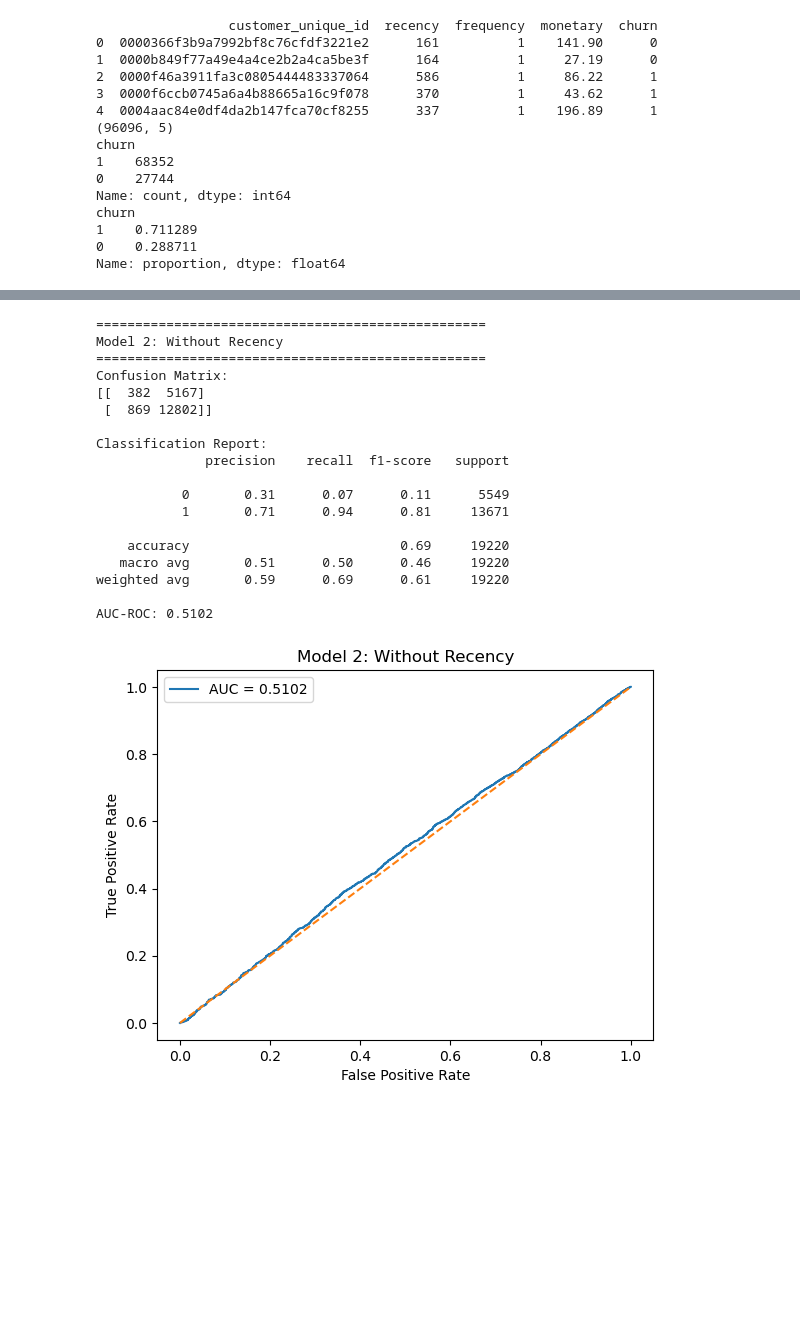
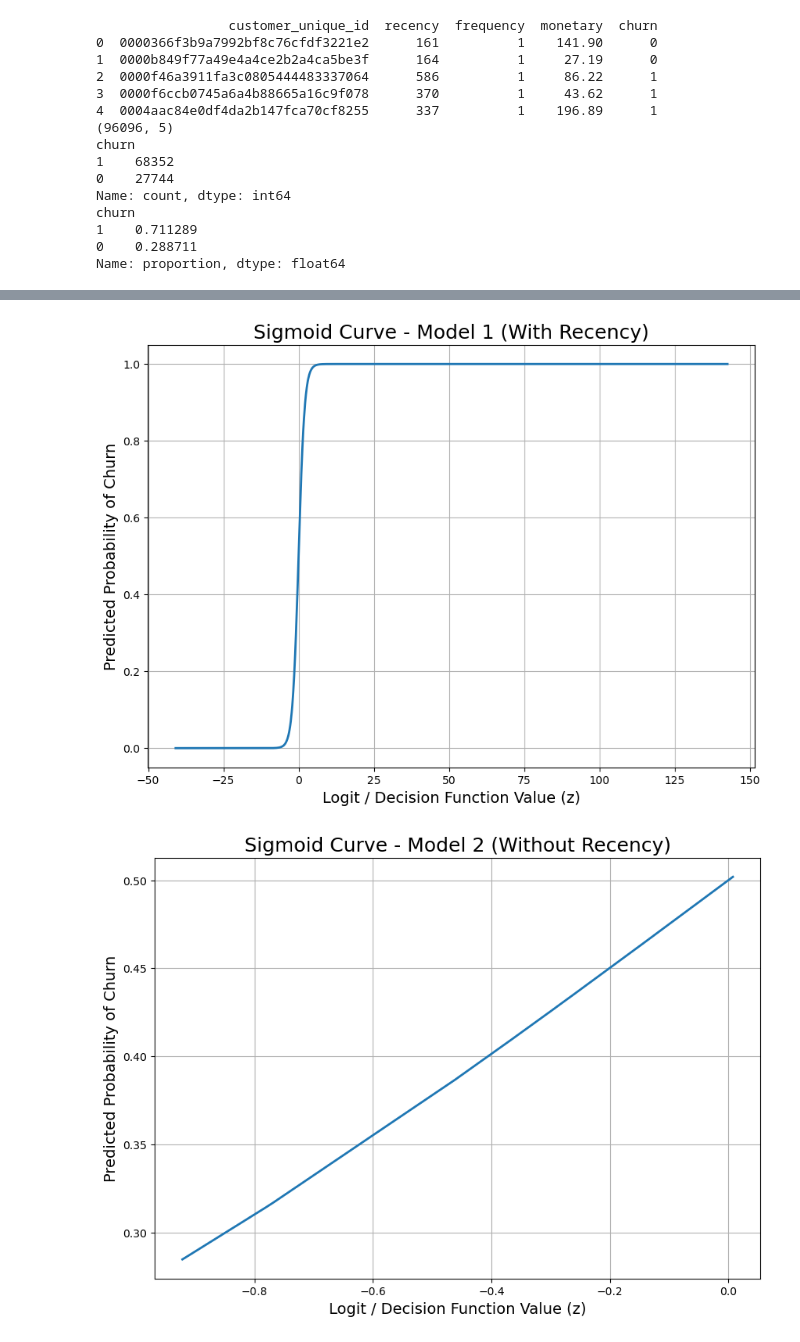
Before and after one commit to asher013/CISC483-683-Final, a Jupyter notebook: logistic_regression/Logistic_Regression_Churn.ipynb, the cells around one changed output, grey strips where cells are left out. Cells and saved outputs as stored; diff of their text form; code cells hidden in the pictures; blank space fills up the shorter version.

```diff
--- a/logistic_regression/Logistic_Regression_Churn.ipynb
+++ b/logistic_regression/Logistic_Regression_Churn.ipynb
@@ -141,28 +152,35 @@ AUC-ROC: 1.0000
-# %%
-
-# Model 2: WITHOUT recency (no leakage)
-
-
-X2 = rfm[['frequency', 'monetary']]
-
-auc2 = run_model(X2, y, "Model 2: Without Recency")
-# %% [output]
-==================================================
-Model 2: Without Recency
-==================================================
-Confusion Matrix:
-[[  382  5167]
- [  869 12802]]
-
-Classification Report:
-              precision    recall  f1-score   support
-
-           0       0.31      0.07      0.11      5549
-           1       0.71      0.94      0.81     13671
-
-    accuracy                           0.69     19220
-   macro avg       0.51      0.50      0.46     19220
-weighted avg       0.59      0.69      0.61     19220
-
-AUC-ROC: 0.5102
-[figure, removed]
+# %%
+
+
+# Sigmoid curves for both logistic regression models
+
+def plot_model_sigmoid(result):
+    model = result["model"]
+    X_test_scaled = result["X_test_scaled"]
+    y_prob = result["y_prob"]
+    model_name = result["model_name"]
+
+    # decision_function gives z = wX + b
+    z = model.decision_function(X_test_scaled)
+
+    # Sort z values so the curve is smooth
+    sorted_idx = np.argsort(z)
+    z_sorted = z[sorted_idx]
+    prob_sorted = y_prob[sorted_idx]
+
+    plt.figure(figsize=(10, 7))
+    plt.plot(z_sorted, prob_sorted, linewidth=2)
+
+    plt.xlabel("Logit / Decision Function Value (z)", fontsize=14)
+    plt.ylabel("Predicted Probability of Churn", fontsize=14)
+    plt.title(f"Sigmoid Curve - {model_name}", fontsize=18)
+
+    plt.grid(True)
+    plt.show()
+
+
+plot_model_sigmoid(result1)
+plot_model_sigmoid(result2)
+# %% [output]
+[figure, added]
+[figure, added]
```
Also changed, not shown: parts of 3 cells of this notebook.
